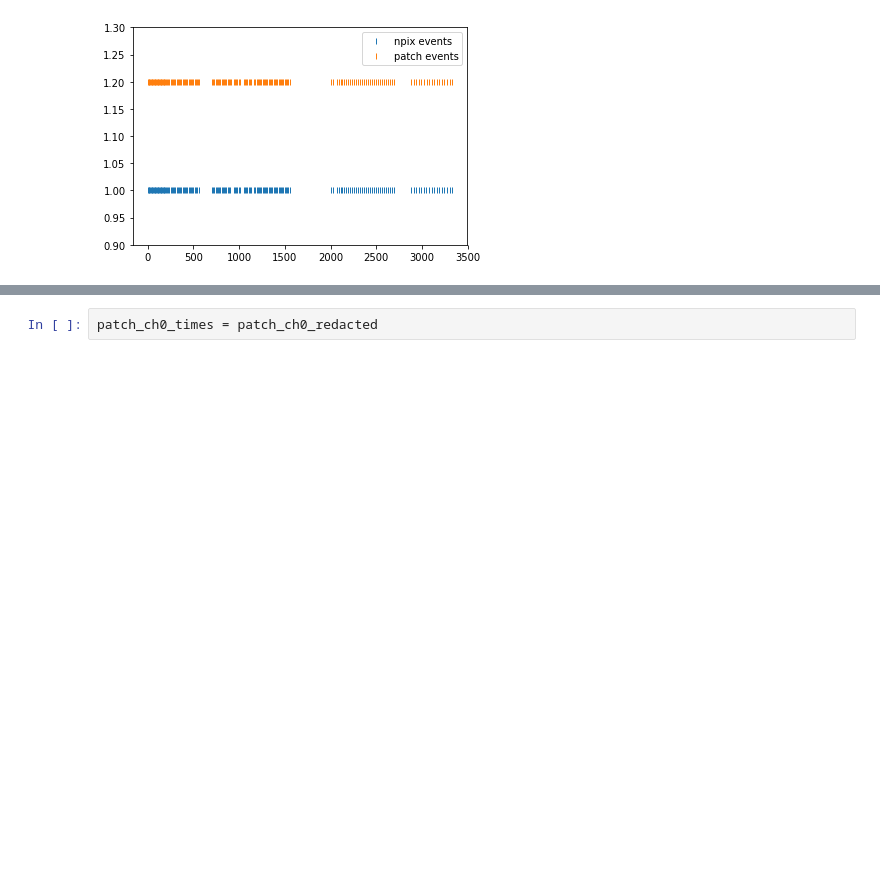
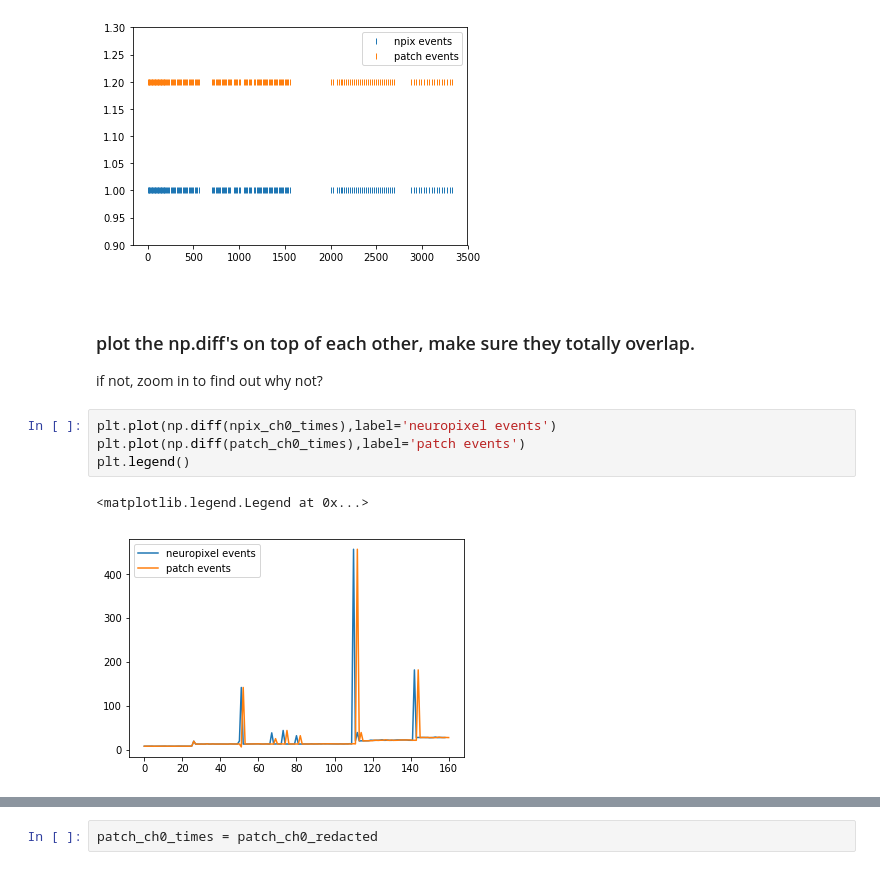
Before and after one commit to danieljdenman/neuropixels_invitro, a Jupyter notebook: invitro_analysis.ipynb, the cells around one changed output, grey strips where cells are left out. Saved outputs shown, nothing was run; the diff lists cells and outputs as text; blank space fills up the shorter version.

Commit message:
some analysis notebook cleaning, aligned raw data to spike times from ks2 and pipette

```diff
--- a/invitro_analysis.ipynb
+++ b/invitro_analysis.ipynb
@@ -101,4 +104,15 @@ plt.ylim(0.9,1.3)
 # %% [output]
 (0.9, 1.3)
 [figure]
+# %% [markdown]
+<br></br>
+### plot the np.diff's on top of each other, make sure they totally overlap.
+if not, zoom in to find out why not?
+# %%
+plt.plot(np.diff(npix_ch0_times),label='neuropixel events')
+plt.plot(np.diff(patch_ch0_times),label='patch events')
+plt.legend()
+# %% [output]
+<matplotlib.legend.Legend at 0x...>
+[figure, added]
 # %%
```
Also changed, not shown: parts of 42 cells of this notebook.
